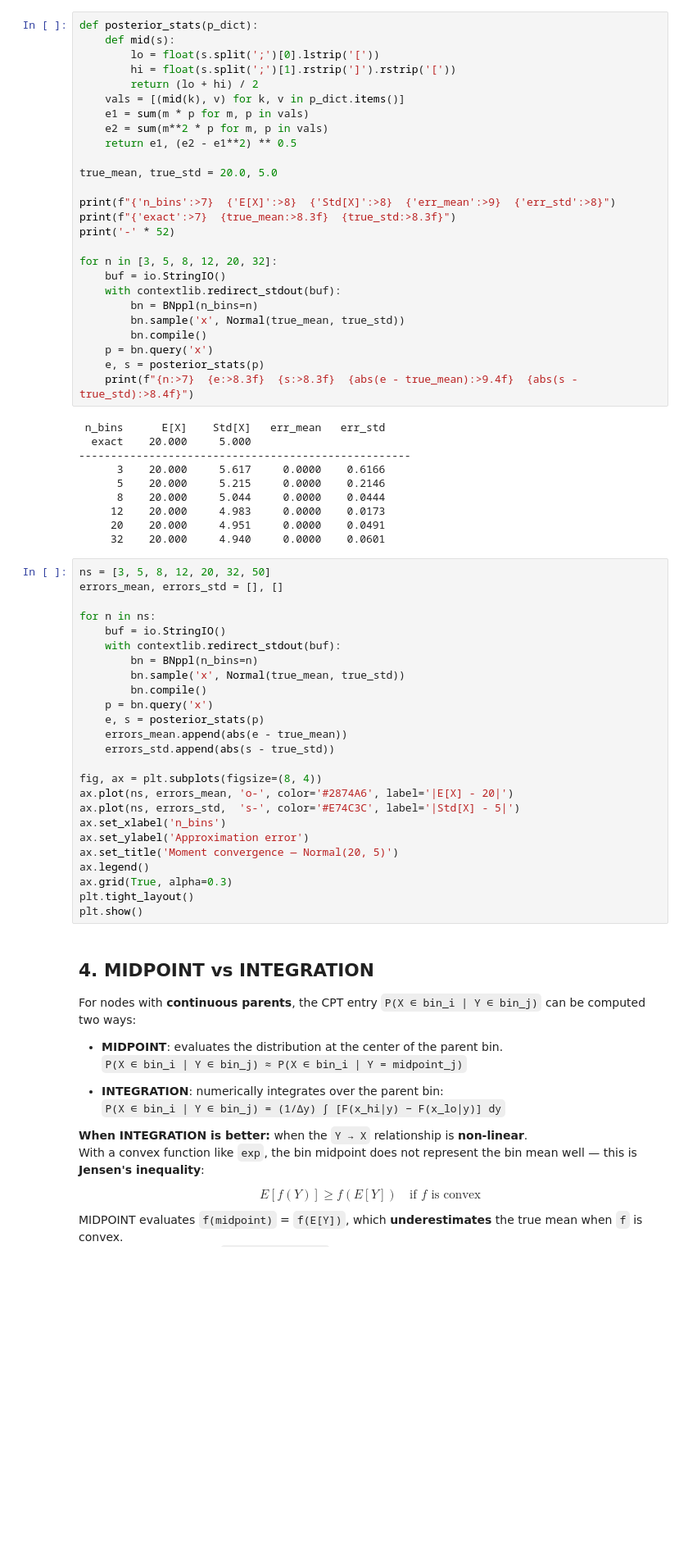
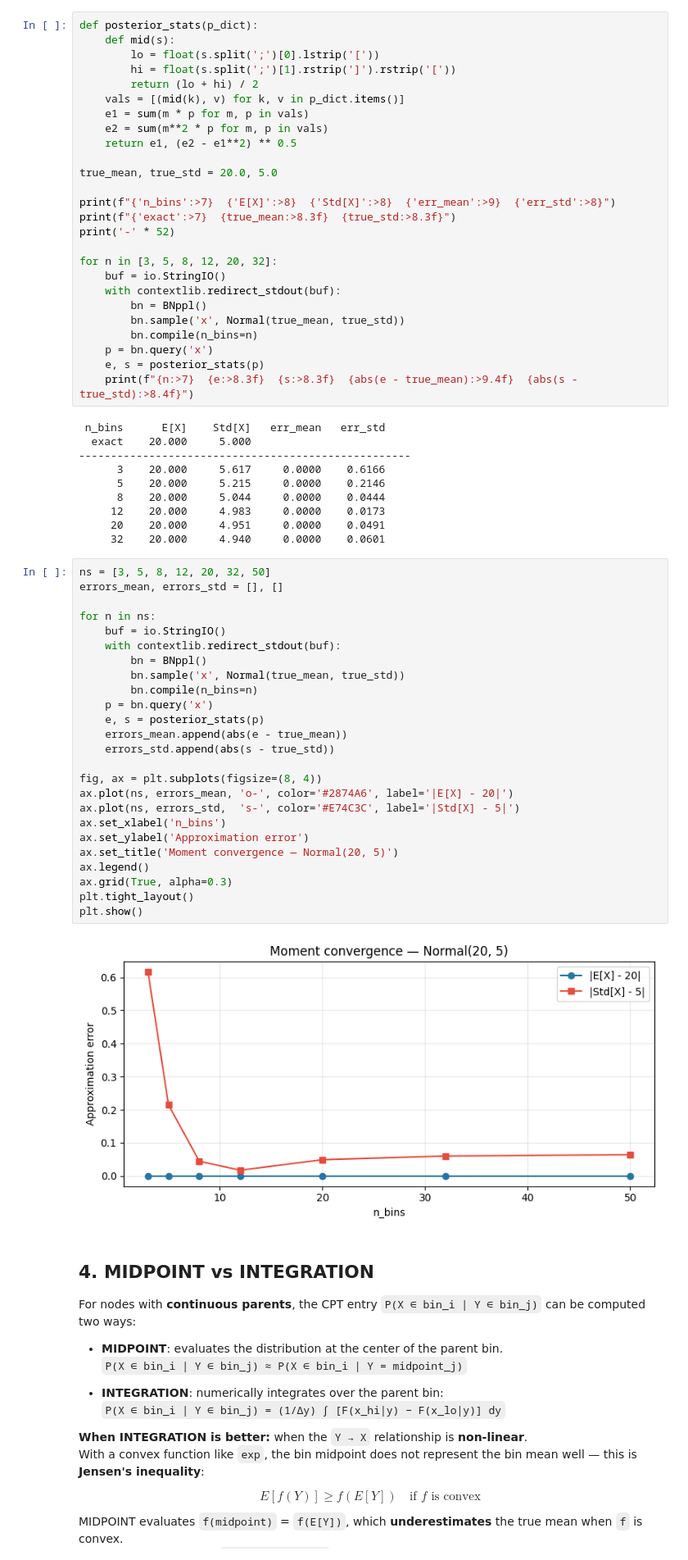
Before and after one commit to lou-tbn/Bnpyro, a Jupyter notebook: Discretization.ipynb, the cells around one changed output. Shown at 82% size. Drawn from its saved outputs; the diff is of its cells as text; blank space fills up the shorter version.

```diff
--- a/Discretization.ipynb
+++ b/Discretization.ipynb
@@ -90,9 +92,9 @@ print('-' * 52)
 for n in [3, 5, 8, 12, 20, 32]:
     buf = io.StringIO()
     with contextlib.redirect_stdout(buf):
-        bn = BNppl(n_bins=n)
+        bn = BNppl()
         bn.sample('x', Normal(true_mean, true_std))
-        bn.compile()
+        bn.compile(n_bins=n)
     p = bn.query('x')
     e, s = posterior_stats(p)
     print(f"{n:>7}  {e:>8.3f}  {s:>8.3f}  {abs(e - true_mean):>9.4f}  {abs(s - true_std):>8.4f}")
@@ -109,28 +111,30 @@ for n in [3, 5, 8, 12, 20, 32]:
 # %%
 ns = [3, 5, 8, 12, 20, 32, 50]
 errors_mean, errors_std = [], []
 
 for n in ns:
     buf = io.StringIO()
     with contextlib.redirect_stdout(buf):
-        bn = BNppl(n_bins=n)
+        bn = BNppl()
         bn.sample('x', Normal(true_mean, true_std))
-        bn.compile()
+        bn.compile(n_bins=n)
     p = bn.query('x')
     e, s = posterior_stats(p)
     errors_mean.append(abs(e - true_mean))
     errors_std.append(abs(s - true_std))
 
 fig, ax = plt.subplots(figsize=(8, 4))
 ax.plot(ns, errors_mean, 'o-', color='#2874A6', label='|E[X] - 20|')
 ax.plot(ns, errors_std,  's-', color='#E74C3C', label='|Std[X] - 5|')
 ax.set_xlabel('n_bins')
 ax.set_ylabel('Approximation error')
 ax.set_title('Moment convergence — Normal(20, 5)')
 ax.legend()
 ax.grid(True, alpha=0.3)
 plt.tight_layout()
 plt.show()
+# %% [output]
+[figure, added]
 # %% [markdown]
 ## 4. MIDPOINT vs INTEGRATION
 
```
Also changed, not shown: parts of 6 cells of this notebook, 2 other files.
